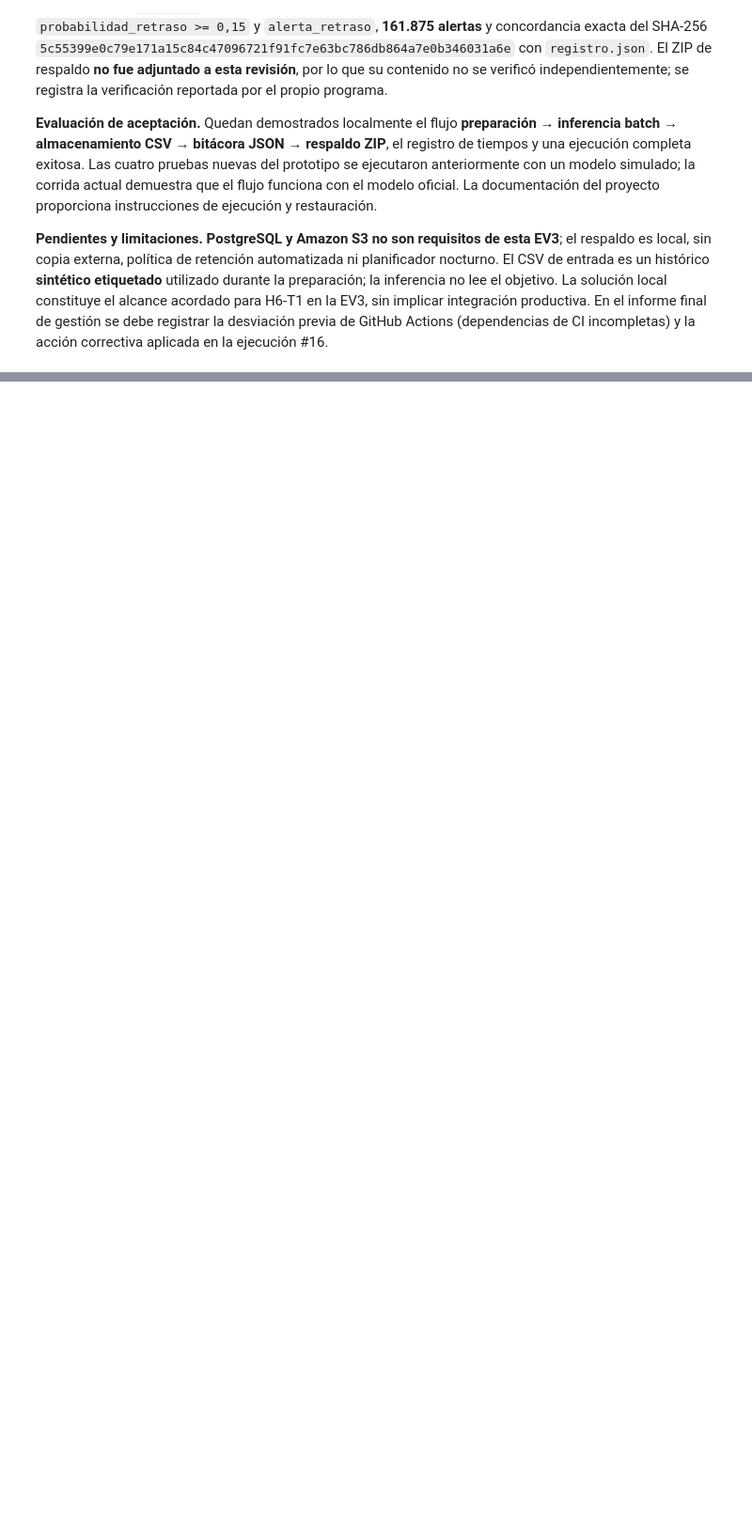
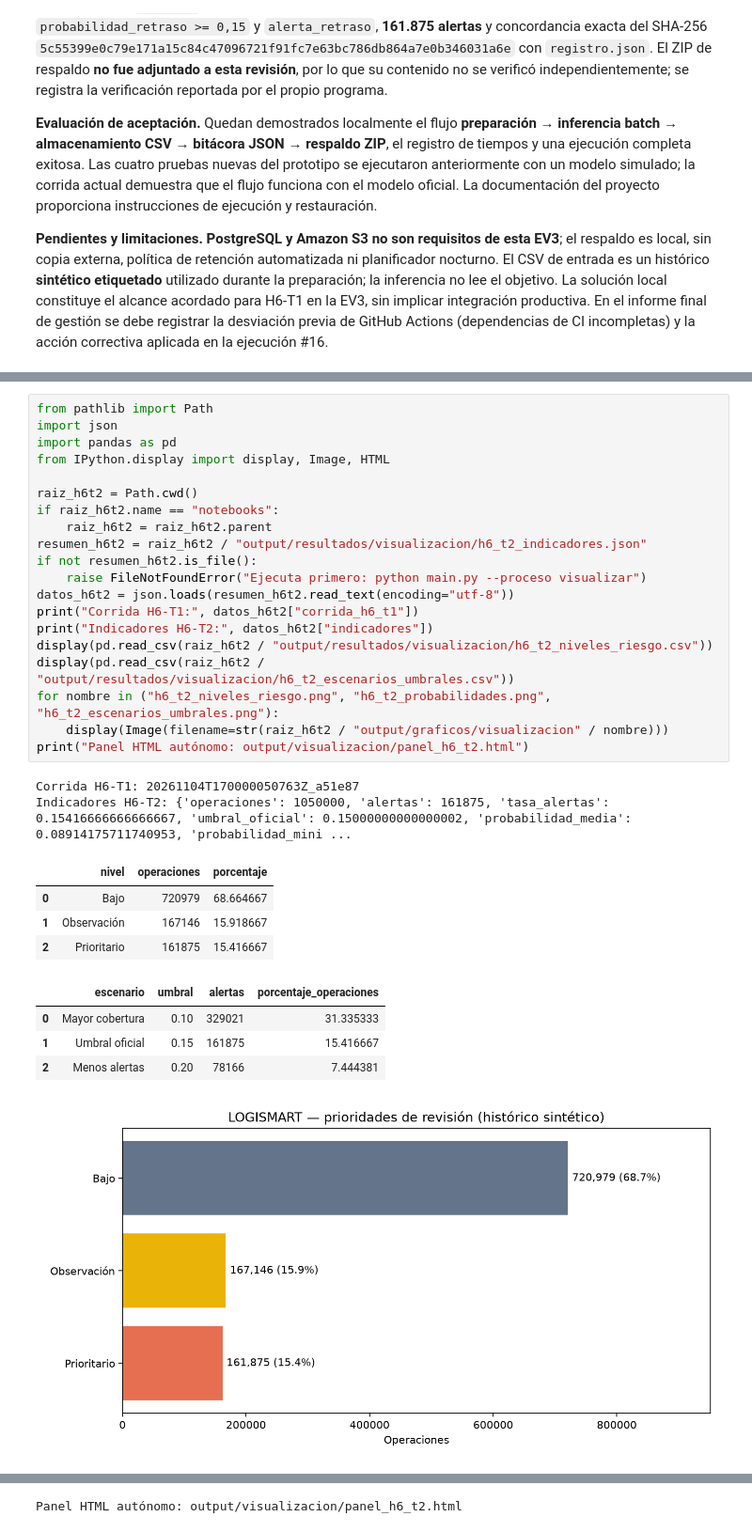
Before and after one commit to carlos31255/EV3_LOGISMART, a Jupyter notebook: notebooks/02_Modelado_LogiSmart.ipynb, the cells around one changed output, grey strips where cells are left out. Shown at 94% size. Saved outputs shown, nothing was run; the diff lists cells and outputs as text; blank space fills up the shorter version.

Commit message:
feat(visualizacion): implementar panel de alertas H6-T2

```diff
--- a/notebooks/02_Modelado_LogiSmart.ipynb
+++ b/notebooks/02_Modelado_LogiSmart.ipynb
@@ -807,0 +816,32 @@ Respaldo: {'ruta': 'output\\respaldos\\20261104T170000050763Z_a51e87.zip', 'veri
+# %%
+from pathlib import Path
+import json
+import pandas as pd
+from IPython.display import display, Image, HTML
+
+raiz_h6t2 = Path.cwd()
+if raiz_h6t2.name == "notebooks":
+    raiz_h6t2 = raiz_h6t2.parent
+resumen_h6t2 = raiz_h6t2 / "output/resultados/visualizacion/h6_t2_indicadores.json"
+if not resumen_h6t2.is_file():
+    raise FileNotFoundError("Ejecuta primero: python main.py --proceso visualizar")
+datos_h6t2 = json.loads(resumen_h6t2.read_text(encoding="utf-8"))
+print("Corrida H6-T1:", datos_h6t2["corrida_h6_t1"])
+print("Indicadores H6-T2:", datos_h6t2["indicadores"])
+display(pd.read_csv(raiz_h6t2 / "output/resultados/visualizacion/h6_t2_niveles_riesgo.csv"))
+display(pd.read_csv(raiz_h6t2 / "output/resultados/visualizacion/h6_t2_escenarios_umbrales.csv"))
+for nombre in ("h6_t2_niveles_riesgo.png", "h6_t2_probabilidades.png", "h6_t2_escenarios_umbrales.png"):
+    display(Image(filename=str(raiz_h6t2 / "output/graficos/visualizacion" / nombre)))
+print("Panel HTML autónomo: output/visualizacion/panel_h6_t2.html")
+# %% [output]
+Corrida H6-T1: 20261104T170000050763Z_a51e87
+Indicadores H6-T2: {'operaciones': 1050000, 'alertas': 161875, 'tasa_alertas': 0.15416666666666667, 'umbral_oficial': 0.15000000000000002, 'probabilidad_media': 0.08914175711740953, 'probabilidad_mini ...
+|  | nivel | operaciones | porcentaje |
+| 0 | Bajo | 720979 | 68.664667 |
+| 1 | Observación | 167146 | 15.918667 |
+| 2 | Prioritario | 161875 | 15.416667 |
+|  | escenario | umbral | alertas | porcentaje_operaciones |
+| 0 | Mayor cobertura | 0.10 | 329021 | 31.335333 |
+| 1 | Umbral oficial | 0.15 | 161875 | 15.416667 |
+| 2 | Menos alertas | 0.20 | 78166 | 7.444381 |
+[figure, added]
@@ -807,0 +850 @@ Respaldo: {'ruta': 'output\\respaldos\\20261104T170000050763Z_a51e87.zip', 'veri
+Panel HTML autónomo: output/visualizacion/panel_h6_t2.html
```
Also changed, not shown: parts of 3 cells of this notebook, 12 other files.
